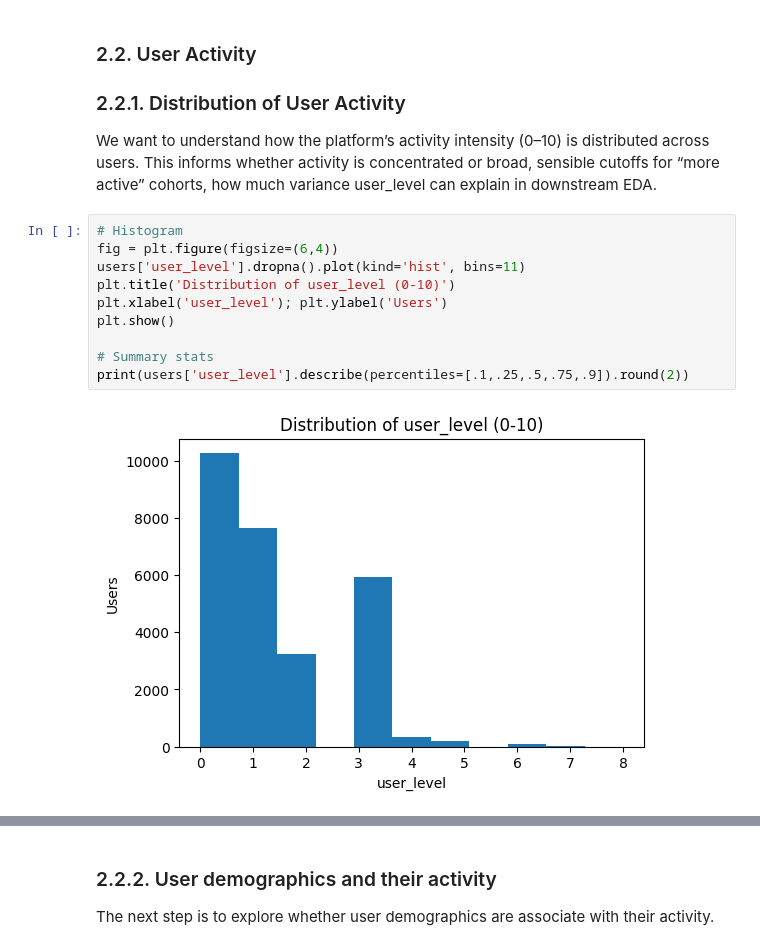
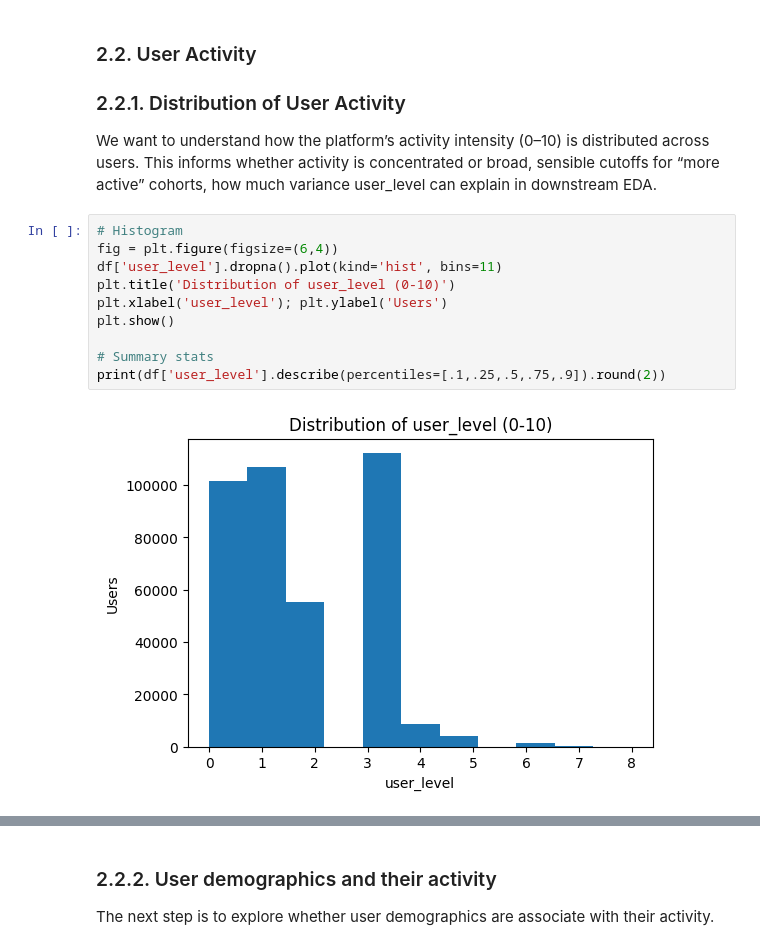
Before and after one commit to renaschaller/Master-Thesis-Music-Streaming, a Jupyter notebook: EDA/EDA.ipynb, the cells around one changed output, grey strips where cells are left out. Saved outputs shown, nothing was run; the diff lists cells and outputs as text.

```diff
--- a/EDA/EDA.ipynb
+++ b/EDA/EDA.ipynb
@@ -233,12 +233,12 @@ We want to understand how the platform’s activity intensity (0–10) is distri
 # %%
 # Histogram
 fig = plt.figure(figsize=(6,4))
-users['user_level'].dropna().plot(kind='hist', bins=11)
+df['user_level'].dropna().plot(kind='hist', bins=11)
 plt.title('Distribution of user_level (0-10)')
 plt.xlabel('user_level'); plt.ylabel('Users')
 plt.show()
 
 # Summary stats
-print(users['user_level'].describe(percentiles=[.1,.25,.5,.75,.9]).round(2))
+print(df['user_level'].describe(percentiles=[.1,.25,.5,.75,.9]).round(2))
 # %% [output]
-[figure, old version]
+[figure, new version]
```
Also changed, not shown: parts of 9 cells of this notebook.
